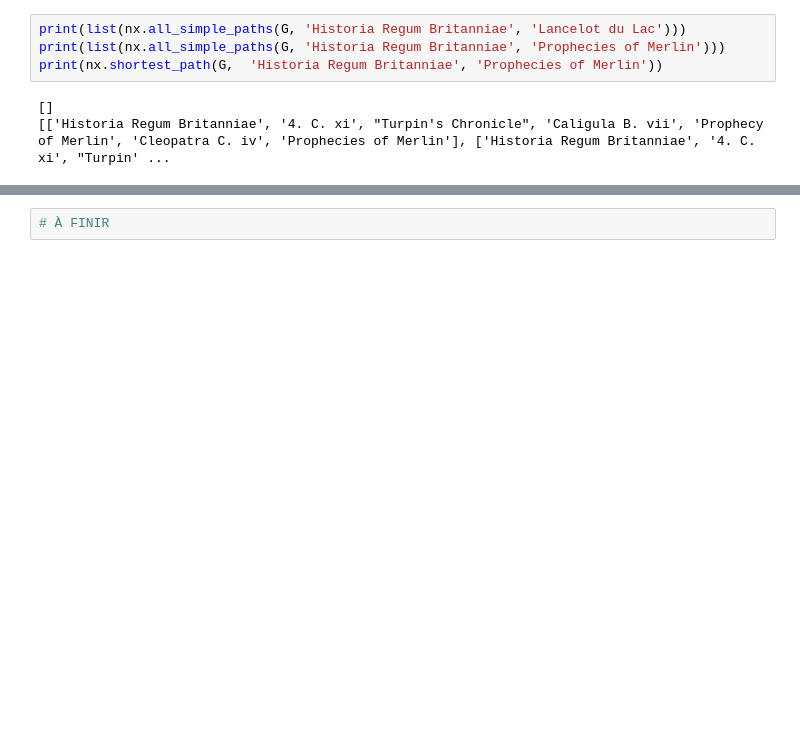
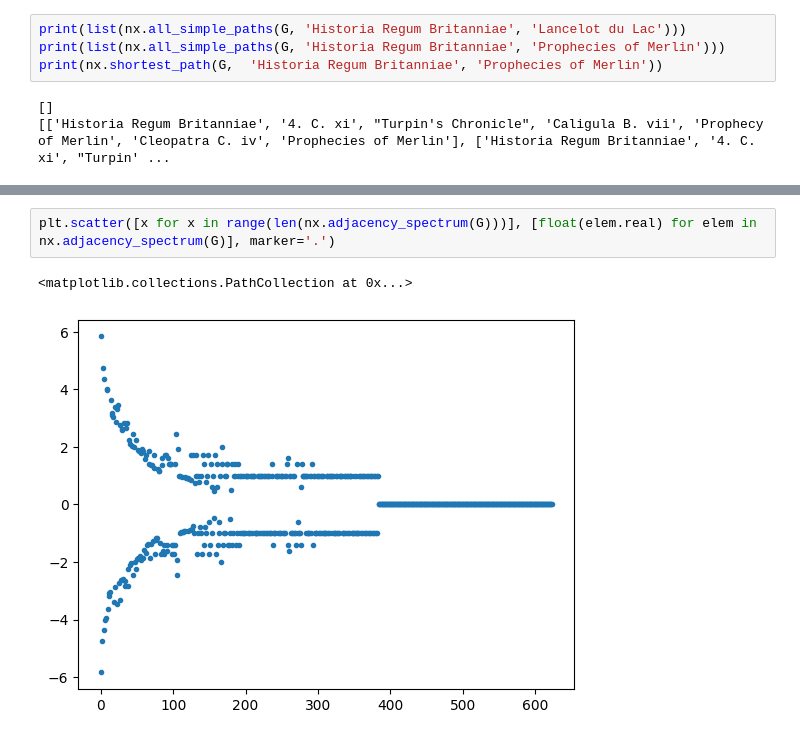
Before and after one commit to MathiasGarnier/CATASCRIPT, a Jupyter notebook: scripts/labs.ipynb, the cells around one changed output, grey strips where cells are left out. Drawn from its saved outputs; the diff is of its cells as text; blank space fills up the shorter version.

```diff
--- a/scripts/labs.ipynb
+++ b/scripts/labs.ipynb
@@ -125,2 +157,5 @@ Densité: 0.002582623369140223
-# %%
-# À FINIR
+# %%
+plt.scatter([x for x in range(len(nx.adjacency_spectrum(G)))], [float(elem.real) for elem in nx.adjacency_spectrum(G)], marker='.')
+# %% [output]
+<matplotlib.collections.PathCollection at 0x...>
+[figure, added]
```
Also changed, not shown: parts of 19 cells of this notebook.
